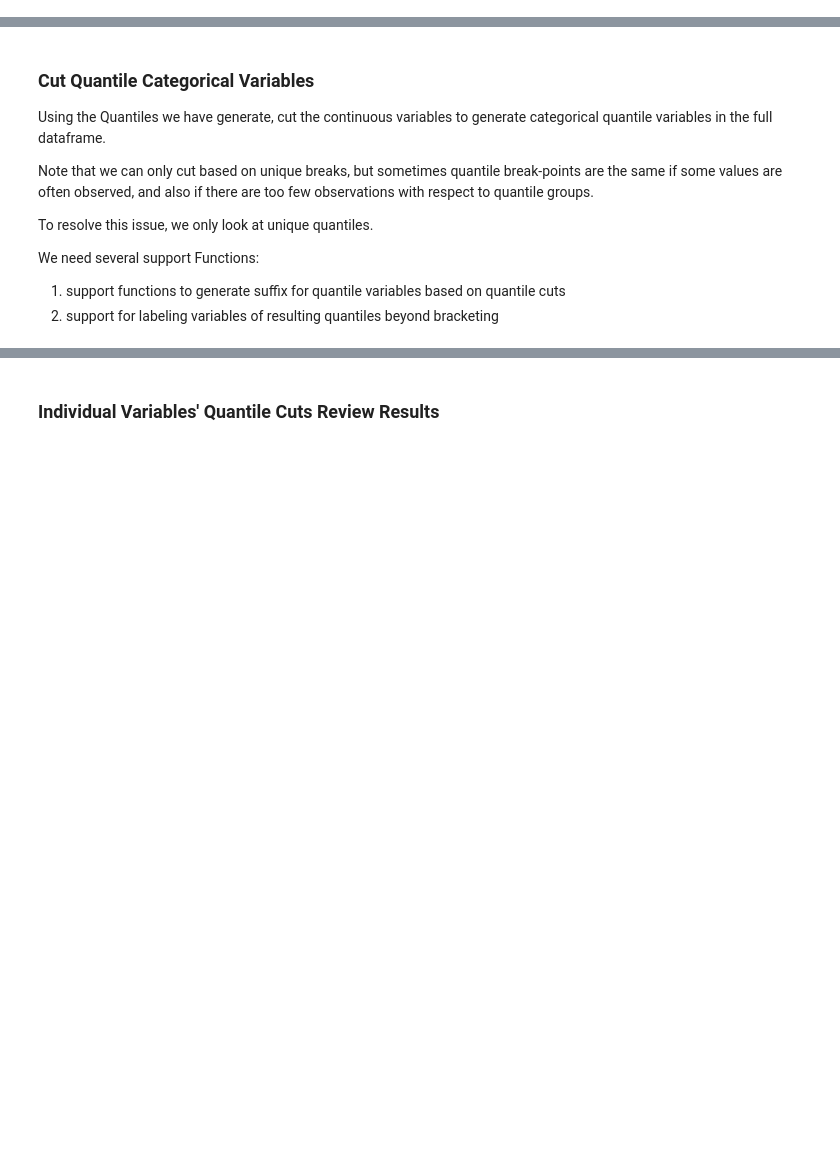
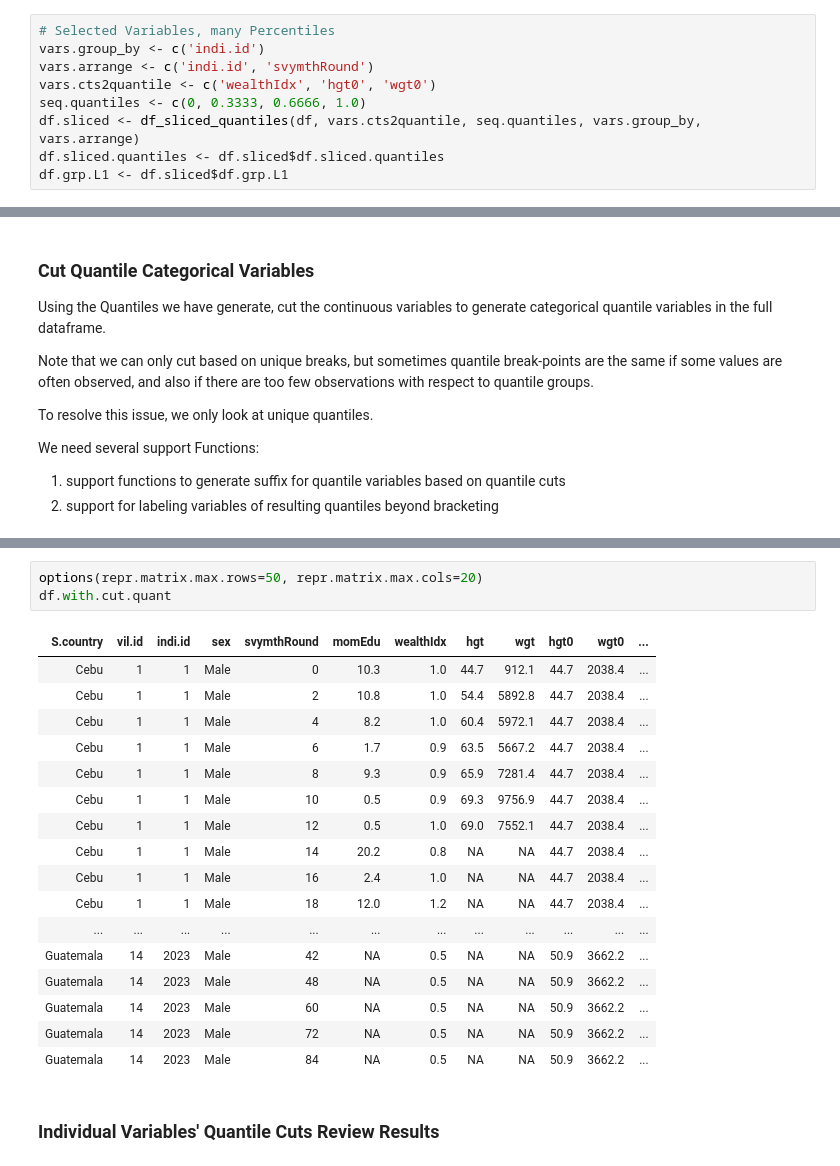
Before and after one commit to FanWangEcon/R4Econ, a Jupyter notebook: generate/quantile/VarCateIdxVarsQuantiles.ipynb, the cells around one changed output, grey strips where cells are left out. Drawn from its saved outputs; the diff is of its cells as text; blank space fills up the shorter version.

```diff
--- a/generate/quantile/VarCateIdxVarsQuantiles.ipynb
+++ b/generate/quantile/VarCateIdxVarsQuantiles.ipynb
@@ -82,0 +167,9 @@ Joining, by = "quant.perc"
+# %%
+# Selected Variables, many Percentiles
+vars.group_by <- c('indi.id')
+vars.arrange <- c('indi.id', 'svymthRound')
+vars.cts2quantile <- c('wealthIdx', 'hgt0', 'wgt0')
+seq.quantiles <- c(0, 0.3333, 0.6666, 1.0)
+df.sliced <- df_sliced_quantiles(df, vars.cts2quantile, seq.quantiles, vars.group_by, vars.arrange)
+df.sliced.quantiles <- df.sliced$df.sliced.quantiles
+df.grp.L1 <- df.sliced$df.grp.L1
@@ -208,3 +250,24 @@ df.new <- df %>% mutate_at(vars.continuous,
+# %%
+options(repr.matrix.max.rows=50, repr.matrix.max.cols=20)
+df.with.cut.quant
+# %% [output]
+| S.country | vil.id | indi.id | sex | svymthRound | momEdu | wealthIdx | hgt | wgt | hgt0 | wgt0 | ... |
+| Cebu | 1 | 1 | Male | 0 | 10.3 | 1.0 | 44.7 | 912.1 | 44.7 | 2038.4 | ... |
+| Cebu | 1 | 1 | Male | 2 | 10.8 | 1.0 | 54.4 | 5892.8 | 44.7 | 2038.4 | ... |
+| Cebu | 1 | 1 | Male | 4 | 8.2 | 1.0 | 60.4 | 5972.1 | 44.7 | 2038.4 | ... |
+| Cebu | 1 | 1 | Male | 6 | 1.7 | 0.9 | 63.5 | 5667.2 | 44.7 | 2038.4 | ... |
+| Cebu | 1 | 1 | Male | 8 | 9.3 | 0.9 | 65.9 | 7281.4 | 44.7 | 2038.4 | ... |
+| Cebu | 1 | 1 | Male | 10 | 0.5 | 0.9 | 69.3 | 9756.9 | 44.7 | 2038.4 | ... |
+| Cebu | 1 | 1 | Male | 12 | 0.5 | 1.0 | 69.0 | 7552.1 | 44.7 | 2038.4 | ... |
+| Cebu | 1 | 1 | Male | 14 | 20.2 | 0.8 | NA | NA | 44.7 | 2038.4 | ... |
+| Cebu | 1 | 1 | Male | 16 | 2.4 | 1.0 | NA | NA | 44.7 | 2038.4 | ... |
+| Cebu | 1 | 1 | Male | 18 | 12.0 | 1.2 | NA | NA | 44.7 | 2038.4 | ... |
+| ... | ... | ... | ... | ... | ... | ... | ... | ... | ... | ... | ... |
+| Guatemala | 14 | 2023 | Male | 42 | NA | 0.5 | NA | NA | 50.9 | 3662.2 | ... |
+| Guatemala | 14 | 2023 | Male | 48 | NA | 0.5 | NA | NA | 50.9 | 3662.2 | ... |
+| Guatemala | 14 | 2023 | Male | 60 | NA | 0.5 | NA | NA | 50.9 | 3662.2 | ... |
+| Guatemala | 14 | 2023 | Male | 72 | NA | 0.5 | NA | NA | 50.9 | 3662.2 | ... |
+| Guatemala | 14 | 2023 | Male | 84 | NA | 0.5 | NA | NA | 50.9 | 3662.2 | ... |
 # %% [markdown]
 ### Individual Variables' Quantile Cuts Review Results
 # %%
```
Also changed, not shown: parts of 20 cells of this notebook, 2 other files.
